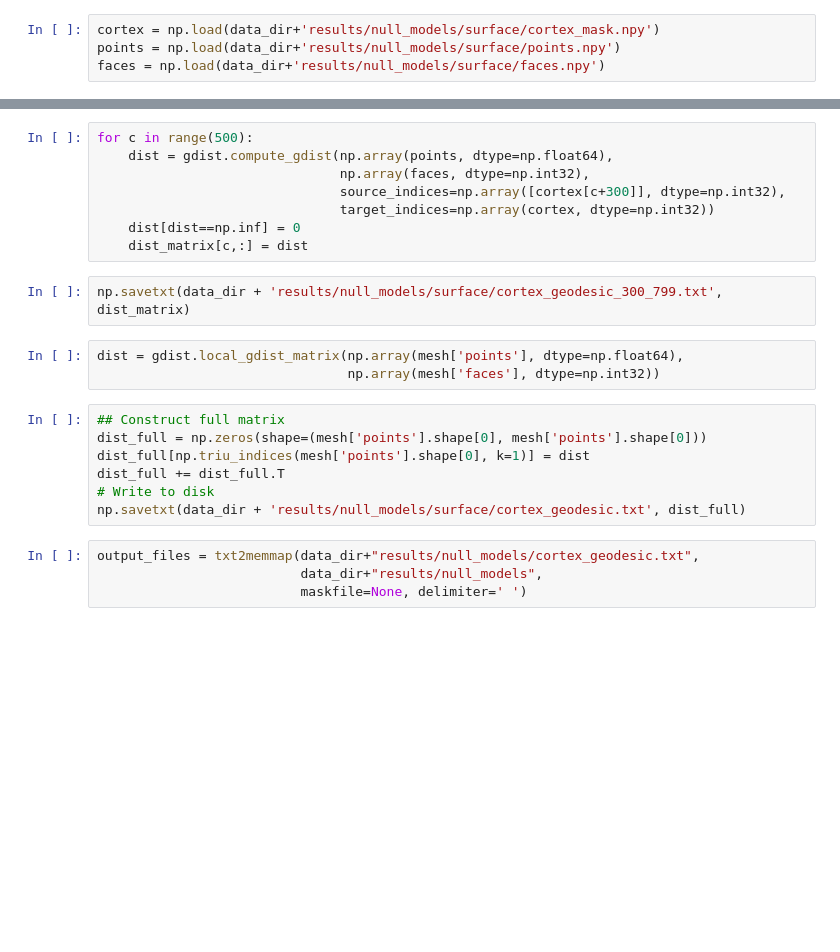
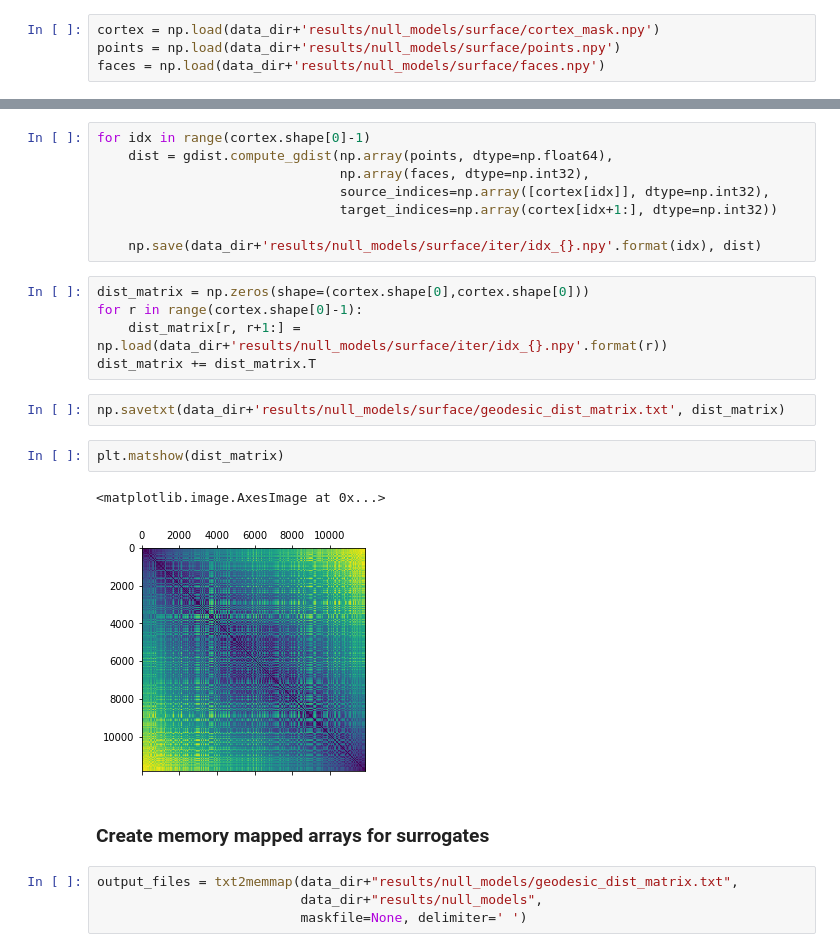
Before and after one commit to juhuntenburg/mouse_gradients, a Jupyter notebook: 09_Null_Models/Null_models_surface.ipynb, the cells around one changed output, grey strips where cells are left out. Drawn from its saved outputs; the diff is of its cells as text; blank space fills up the shorter version.

Commit message:
surface dist matrix for null models

```diff
--- a/09_Null_Models/Null_models_surface.ipynb
+++ b/09_Null_Models/Null_models_surface.ipynb
@@ -29,24 +25,26 @@ dist_matrix = np.zeros((500, cortex.shape[0]))
 # %%
-for c in range(500):
+for idx in range(cortex.shape[0]-1)
     dist = gdist.compute_gdist(np.array(points, dtype=np.float64),
                                np.array(faces, dtype=np.int32),
-                               source_indices=np.array([cortex[c+300]], dtype=np.int32),
-                               target_indices=np.array(cortex, dtype=np.int32))
-    dist[dist==np.inf] = 0
-    dist_matrix[c,:] = dist
+                               source_indices=np.array([cortex[idx]], dtype=np.int32),
+                               target_indices=np.array(cortex[idx+1:], dtype=np.int32))
+
+    np.save(data_dir+'results/null_models/surface/iter/idx_{}.npy'.format(idx), dist)
+# %%
+dist_matrix = np.zeros(shape=(cortex.shape[0],cortex.shape[0]))
+for r in range(cortex.shape[0]-1):
+    dist_matrix[r, r+1:] = np.load(data_dir+'results/null_models/surface/iter/idx_{}.npy'.format(r))
+dist_matrix += dist_matrix.T
 # %%
-np.savetxt(data_dir + 'results/null_models/surface/cortex_geodesic_300_799.txt', dist_matrix)
+np.savetxt(data_dir+'results/null_models/surface/geodesic_dist_matrix.txt', dist_matrix)
-# %%
-dist = gdist.local_gdist_matrix(np.array(mesh['points'], dtype=np.float64),
-                                np.array(mesh['faces'], dtype=np.int32))
-# %%
-## Construct full matrix
-dist_full = np.zeros(shape=(mesh['points'].shape[0], mesh['points'].shape[0]))
-dist_full[np.triu_indices(mesh['points'].shape[0], k=1)] = dist
-dist_full += dist_full.T
-# Write to disk
-np.savetxt(data_dir + 'results/null_models/surface/cortex_geodesic.txt', dist_full)
+# %%
+plt.matshow(dist_matrix)
+# %% [output]
+<matplotlib.image.AxesImage at 0x...>
+[figure, added]
+# %% [markdown]
+### Create memory mapped arrays for surrogates
 # %%
-output_files = txt2memmap(data_dir+"results/null_models/cortex_geodesic.txt",
+output_files = txt2memmap(data_dir+"results/null_models/geodesic_dist_matrix.txt",
                           data_dir+"results/null_models",
                           maskfile=None, delimiter=' ')
```
Also changed, not shown: parts of 2 cells of this notebook, 2 other files.
